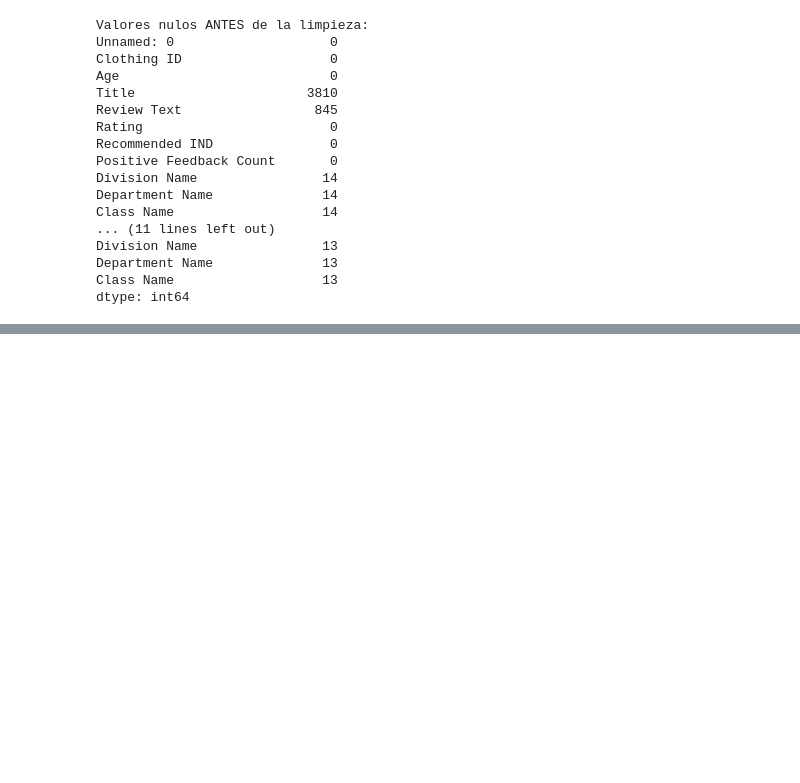
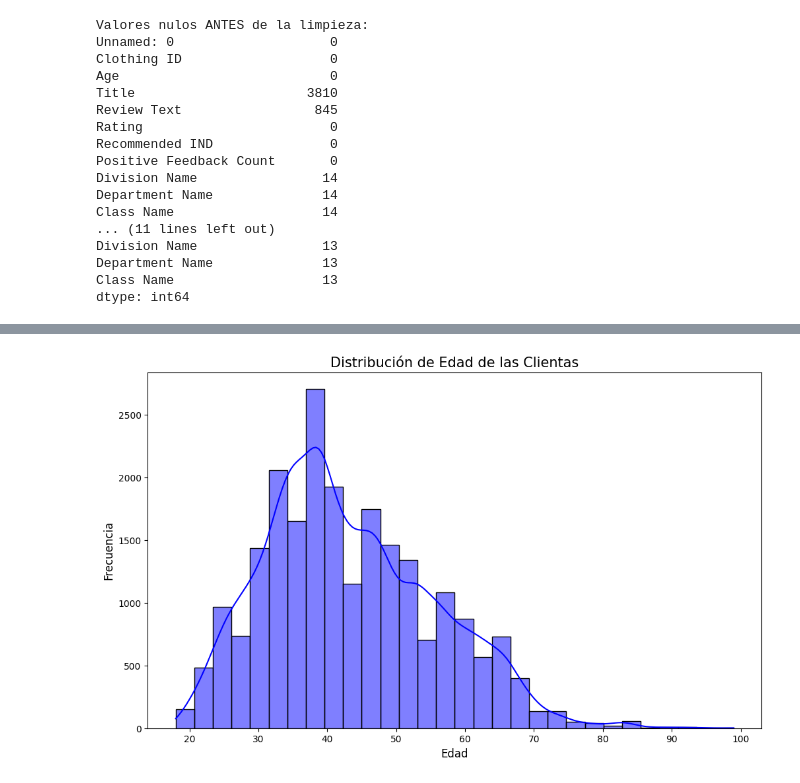
Before and after one commit to Factoria-F5-madrid/proyecto3_Kasthlen_EDA, a Jupyter notebook: analisis_reviews.ipynb, the cells around one changed output, grey strips where cells are left out. Drawn from its saved outputs; the diff is of its cells as text; code cells hidden in the pictures; blank space fills up the shorter version.

```diff
--- a/analisis_reviews.ipynb
+++ b/analisis_reviews.ipynb
@@ -126,0 +162,20 @@ df.head()
+# %%
+# Ajustamos el tamaño del gráfico
+plt.figure(figsize=(12, 7))
+
+# Usamos sns.histplot() para crear un histograma
+# `data=df` y `x='Age'` son lo mismo que antes
+# `bins=30` crea 30 "contenedores" o rangos para la edad. Puedes jugar con este número
+# `kde=True` añade una línea de densidad que nos ayuda a ver la forma general de la distribución
+# `color='purple'` le da un toque de color a las barras
+sns.histplot(data=df, x='Age', bins=30, kde=True, color='blue')
+
+# Añadimos un título y etiquetas
+plt.title('Distribución de Edad de las Clientas', fontsize=15)
+plt.xlabel('Edad', fontsize=12)
+plt.ylabel('Frecuencia', fontsize=12)
+
+# Mostramos el gráfico
+plt.show()
+# %% [output]
+[figure, added]
```
Also changed, not shown: parts of 6 cells of this notebook.
